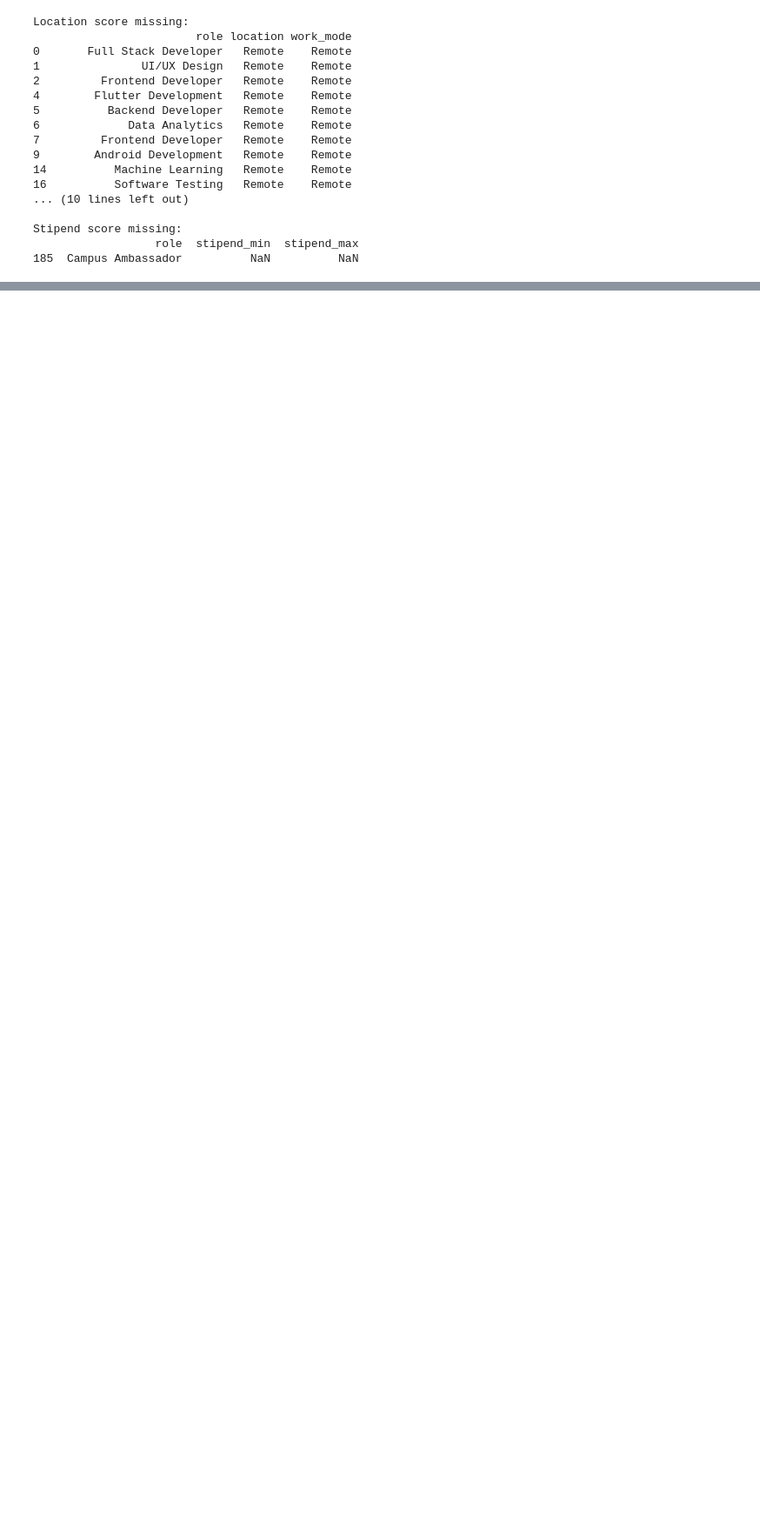
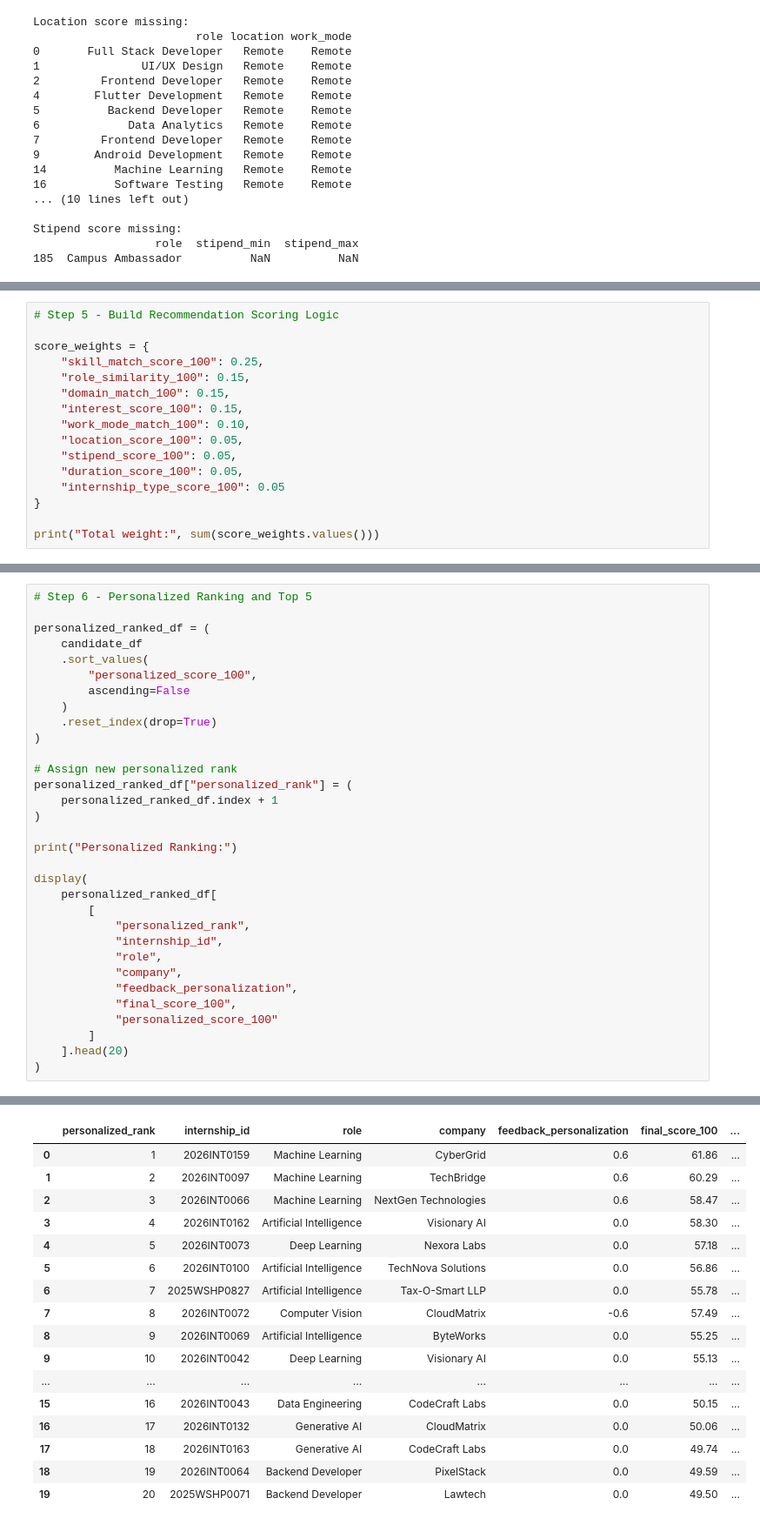
Before and after one commit to shubhamsahni098-commits/InternSetu, a Jupyter notebook: notebooks/03_feature_engineering.ipynb, the cells around one changed output, grey strips where cells are left out. Shown at 87% size. Cells and saved outputs as stored; diff of their text form; blank space fills up the shorter version.

Commit message:
Update internship recommendation system

```diff
--- a/notebooks/03_feature_engineering.ipynb
+++ b/notebooks/03_feature_engineering.ipynb
@@ -1535,0 +1886,16 @@ Stipend score missing:
+# %%
+# Step 5 - Build Recommendation Scoring Logic
+
+score_weights = {
+    "skill_match_score_100": 0.25,
+    "role_similarity_100": 0.15,
+    "domain_match_100": 0.15,
+    "interest_score_100": 0.15,
+    "work_mode_match_100": 0.10,
+    "location_score_100": 0.05,
+    "stipend_score_100": 0.05,
+    "duration_score_100": 0.05,
+    "internship_type_score_100": 0.05
+}
+
+print("Total weight:", sum(score_weights.values()))
@@ -1535,0 +2761,33 @@ Stipend score missing:
+# %%
+# Step 6 - Personalized Ranking and Top 5
+
+personalized_ranked_df = (
+    candidate_df
+    .sort_values(
+        "personalized_score_100",
+        ascending=False
+    )
+    .reset_index(drop=True)
+)
+
+# Assign new personalized rank
+personalized_ranked_df["personalized_rank"] = (
+    personalized_ranked_df.index + 1
+)
+
+print("Personalized Ranking:")
+
+display(
+    personalized_ranked_df[
+        [
+            "personalized_rank",
+            "internship_id",
+            "role",
+            "company",
+            "feedback_personalization",
+            "final_score_100",
+            "personalized_score_100"
+        ]
+    ].head(20)
+)
+# %% [output]
@@ -1535,0 +2795,17 @@ Stipend score missing:
+|  | personalized_rank | internship_id | role | company | feedback_personalization | final_score_100 | ... |
+| 0 | 1 | 2026INT0159 | Machine Learning | CyberGrid | 0.6 | 61.86 | ... |
+| 1 | 2 | 2026INT0097 | Machine Learning | TechBridge | 0.6 | 60.29 | ... |
+| 2 | 3 | 2026INT0066 | Machine Learning | NextGen Technologies | 0.6 | 58.47 | ... |
+| 3 | 4 | 2026INT0162 | Artificial Intelligence | Visionary AI | 0.0 | 58.30 | ... |
+| 4 | 5 | 2026INT0073 | Deep Learning | Nexora Labs | 0.0 | 57.18 | ... |
+| 5 | 6 | 2026INT0100 | Artificial Intelligence | TechNova Solutions | 0.0 | 56.86 | ... |
+| 6 | 7 | 2025WSHP0827 | Artificial Intelligence | Tax-O-Smart LLP | 0.0 | 55.78 | ... |
+| 7 | 8 | 2026INT0072 | Computer Vision | CloudMatrix | -0.6 | 57.49 | ... |
+| 8 | 9 | 2026INT0069 | Artificial Intelligence | ByteWorks | 0.0 | 55.25 | ... |
+| 9 | 10 | 2026INT0042 | Deep Learning | Visionary AI | 0.0 | 55.13 | ... |
+| ... | ... | ... | ... | ... | ... | ... | ... |
+| 15 | 16 | 2026INT0043 | Data Engineering | CodeCraft Labs | 0.0 | 50.15 | ... |
+| 16 | 17 | 2026INT0132 | Generative AI | CloudMatrix | 0.0 | 50.06 | ... |
+| 17 | 18 | 2026INT0163 | Generative AI | CodeCraft Labs | 0.0 | 49.74 | ... |
+| 18 | 19 | 2026INT0064 | Backend Developer | PixelStack | 0.0 | 49.59 | ... |
+| 19 | 20 | 2025WSHP0071 | Backend Developer | Lawtech | 0.0 | 49.50 | ... |
```
Also changed, not shown: parts of 32 cells of this notebook, 28 other files.
